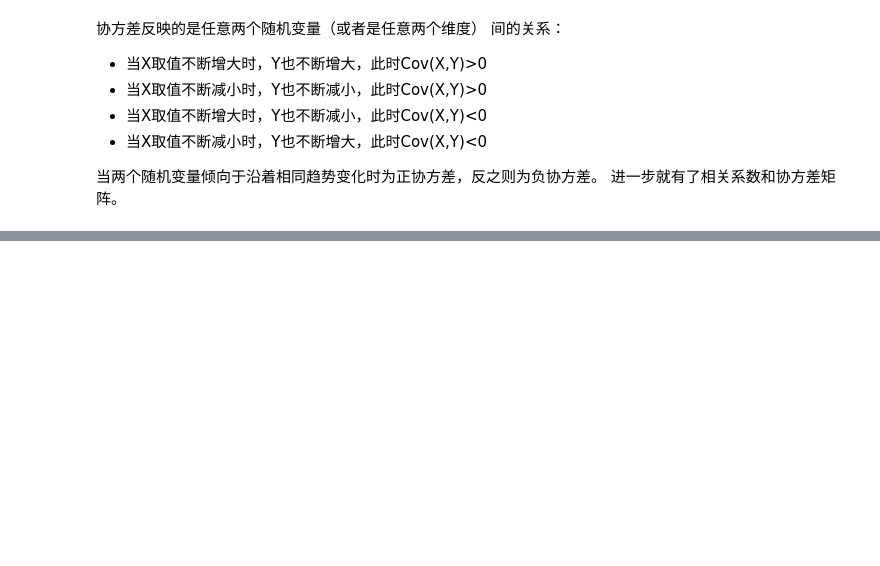
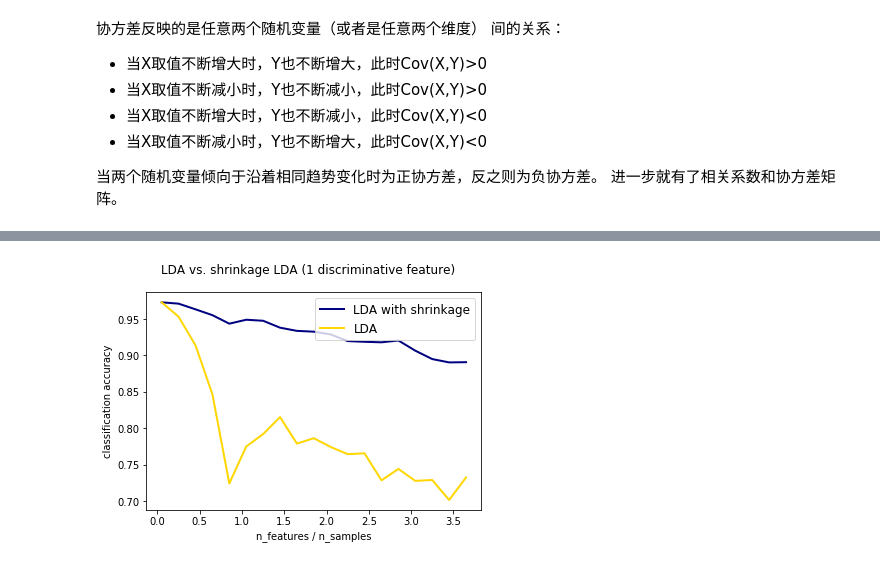
Before and after one commit to hellobiek/smart_deal_tool, a Jupyter notebook: notebook/QDA简介.ipynb, the cells around one changed output, grey strips where cells are left out. Saved outputs shown, nothing was run; the diff lists cells and outputs as text; code cells hidden in the pictures; blank space fills up the shorter version.

```diff
--- a/notebook/QDA简介.ipynb
+++ b/notebook/QDA简介.ipynb
@@ -20,0 +211,53 @@
+# %%
+import numpy as np
+import matplotlib.pyplot as plt
+from sklearn.datasets import make_blobs
+from sklearn.discriminant_analysis import LinearDiscriminantAnalysis as LDA
+
+n_train = 20  # samples for training
+n_test = 200  # samples for testing
+n_averages = 50  # how often to repeat classification
+n_features_max = 75  # maximum number of features
+step = 4  # step size for the calculation
+
+def generate_data(n_samples, n_features):
+    """Generate random blob-ish data with noisy features.
+
+    This returns an array of input data with shape `(n_samples, n_features)`
+    and an array of `n_samples` target labels.
+
+    Only one feature contains discriminative information, the other features
+    contain only noise.
+    """
+    X, y = make_blobs(n_samples=n_samples, n_features=1, centers=[[-2], [2]])
+    # add non-discriminative features
+    if n_features > 1:
+        X = np.hstack([X, np.random.randn(n_samples, n_features - 1)])
+    return X, y
+
+acc_clf1, acc_clf2 = [], []
+n_features_range = range(1, n_features_max + 1, step)
+for n_features in n_features_range:
+    score_clf1, score_clf2 = 0, 0
+    for _ in range(n_averages):
+        X, y = generate_data(n_train, n_features)
+        clf1 = LDA(solver='lsqr', shrinkage = 'auto').fit(X, y)
+        clf2 = LDA(solver='lsqr', shrinkage = None).fit(X, y)
+        X, y = generate_data(n_test, n_features)
+        score_clf1 += clf1.score(X, y)
+        score_clf2 += clf2.score(X, y)
+    acc_clf1.append(score_clf1 / n_averages)
+    acc_clf2.append(score_clf2 / n_averages)
+
+features_samples_ratio = np.array(n_features_range) / n_train
+
+plt.plot(features_samples_ratio, acc_clf1, linewidth=2, label="LDA with shrinkage", color='navy')
+plt.plot(features_samples_ratio, acc_clf2, linewidth=2, label="LDA", color='gold')
+plt.xlabel('n_features / n_samples')
+plt.ylabel('classification accuracy')
+
+plt.legend(loc=1, prop={'size': 12})
+plt.suptitle('LDA vs. shrinkage LDA (1 discriminative feature)')
+plt.show()
+# %% [output]
+[figure, added]
```
Also changed, not shown: parts of 9 cells of this notebook, 11 other files.
